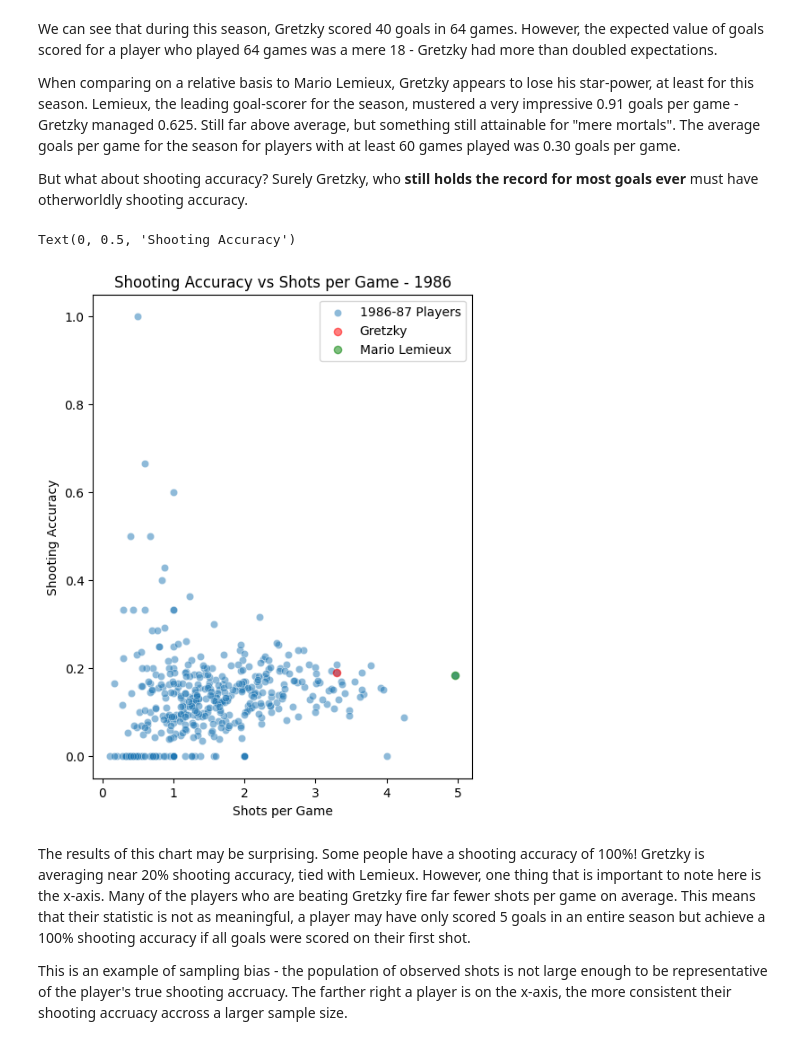
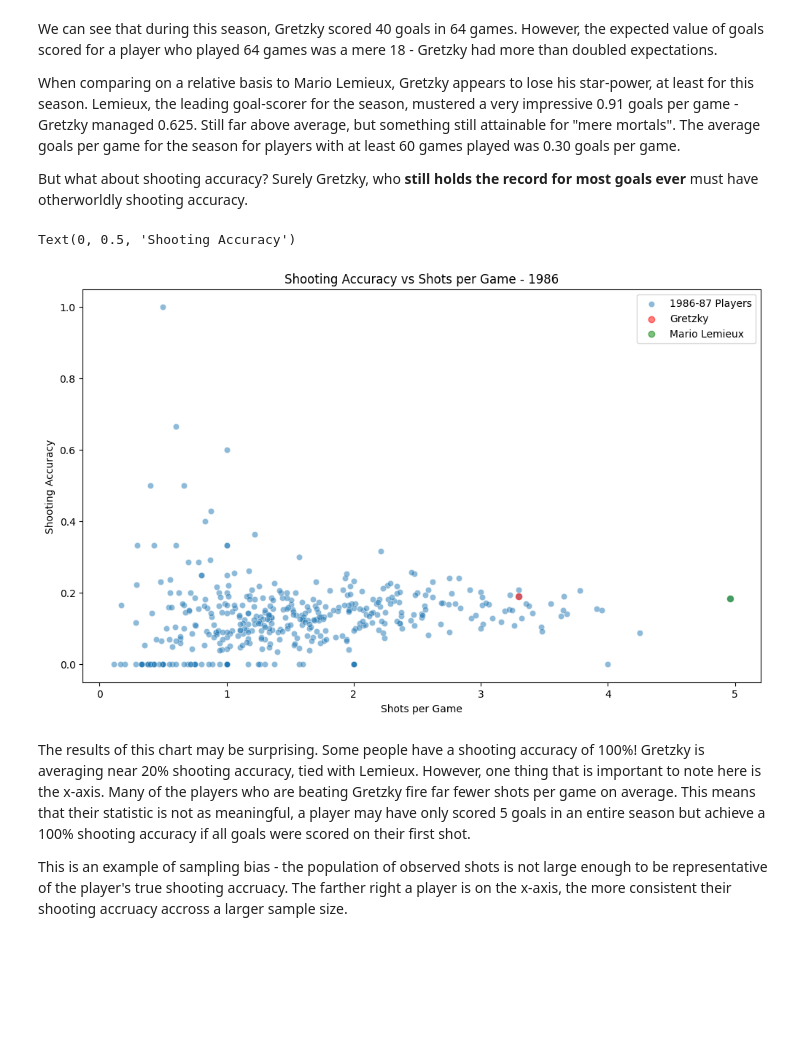
Before and after one commit to philbeet/How-Great-was-The-Great-One, a Jupyter notebook: main.ipynb, the cells around one changed output. Cells and saved outputs as stored; diff of their text form; code cells hidden in the pictures; blank space fills up the shorter version.

```diff
--- a/main.ipynb
+++ b/main.ipynb
@@ -217,22 +235,22 @@ When comparing on a relative basis to Mario Lemieux, Gretzky appears to lose his
 But what about shooting accuracy? Surely Gretzky, who **still holds the record for most goals ever** must have otherworldly shooting accuracy.
 # %%
 plt.figure(figsize=(12,7))
-plt.subplot(1,2,1)
+plt.subplot(1,1,1)
 sns.scatterplot(szn_87_df, x=szn_87_df['S']/szn_87_df["GP"], y=szn_87_df['G']/szn_87_df['S'], alpha=0.5, label="1986-87 Players")
 plt.scatter(szn_87_df[szn_87_df['Player']=="Wayne Gretzky*"]['S']/szn_87_df[szn_87_df['Player']=="Wayne Gretzky*"]['GP'],
             szn_87_df[szn_87_df['Player']=="Wayne Gretzky*"]['G']/szn_87_df[szn_87_df['Player']=="Wayne Gretzky*"]['S'],
             color="red", alpha=0.5, label='Gretzky')
 plt.scatter(szn_87_df[szn_87_df['Player']=="Mario Lemieux*"]['S']/szn_87_df[szn_87_df['Player']=="Mario Lemieux*"]['GP'],
             szn_87_df[szn_87_df['Player']=="Mario Lemieux*"]['G']/szn_87_df[szn_87_df['Player']=="Mario Lemieux*"]['S'], color="green", alpha=0.5,
             label='Mario Lemieux')
 
 plt.legend()
 plt.title("Shooting Accuracy vs Shots per Game - 1986")
 plt.xlabel("Shots per Game")
 plt.ylabel("Shooting Accuracy")
 # %% [output]
 Text(0, 0.5, 'Shooting Accuracy')
-[figure, old version]
+[figure, new version]
 # %% [markdown]
 The results of this chart may be surprising. Some people have a shooting accuracy of 100%! Gretzky is averaging near 20% shooting accuracy, tied with Lemieux. However, one thing that is important to note here is the x-axis. Many of the players who are beating Gretzky fire far fewer shots per game on average. This means that their statistic is not as meaningful, a player may have only scored 5 goals in an entire season but achieve a 100% shooting accuracy if all goals were scored on their first shot.
 
```
Also changed, not shown: parts of 8 cells of this notebook.
